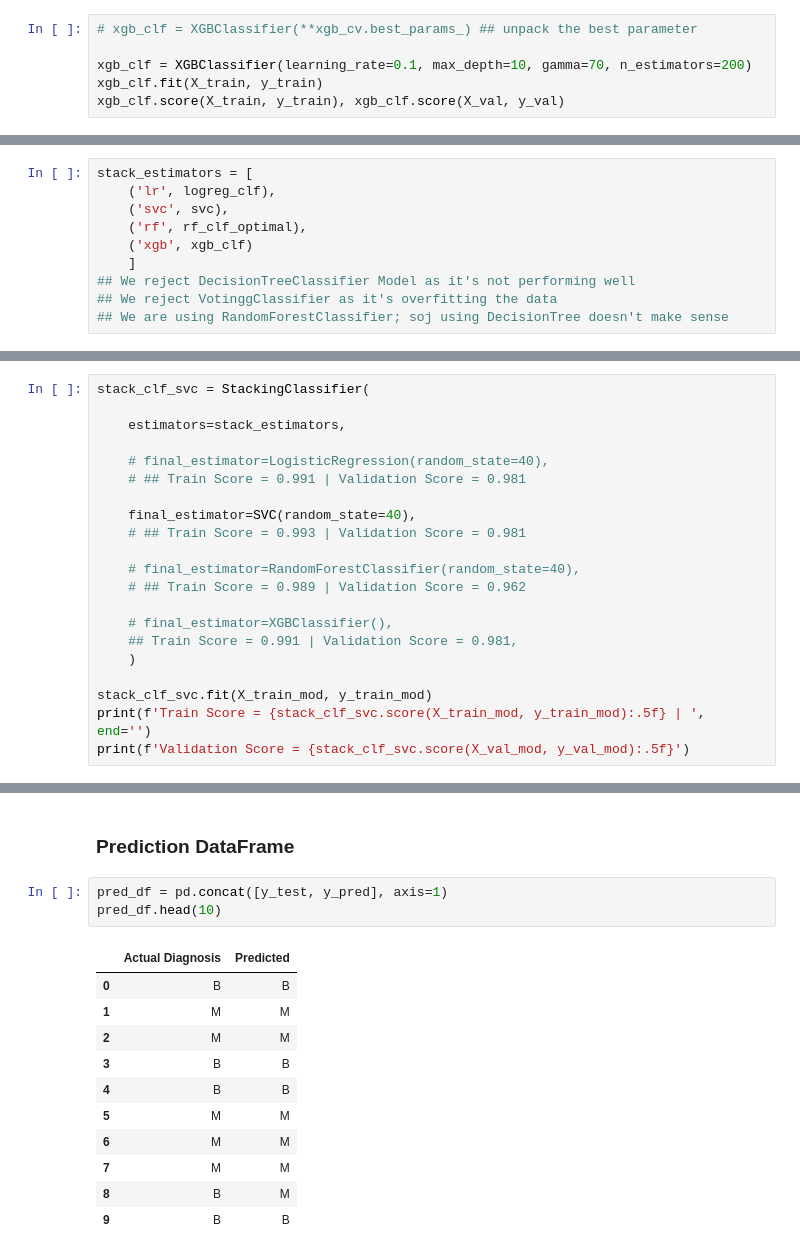
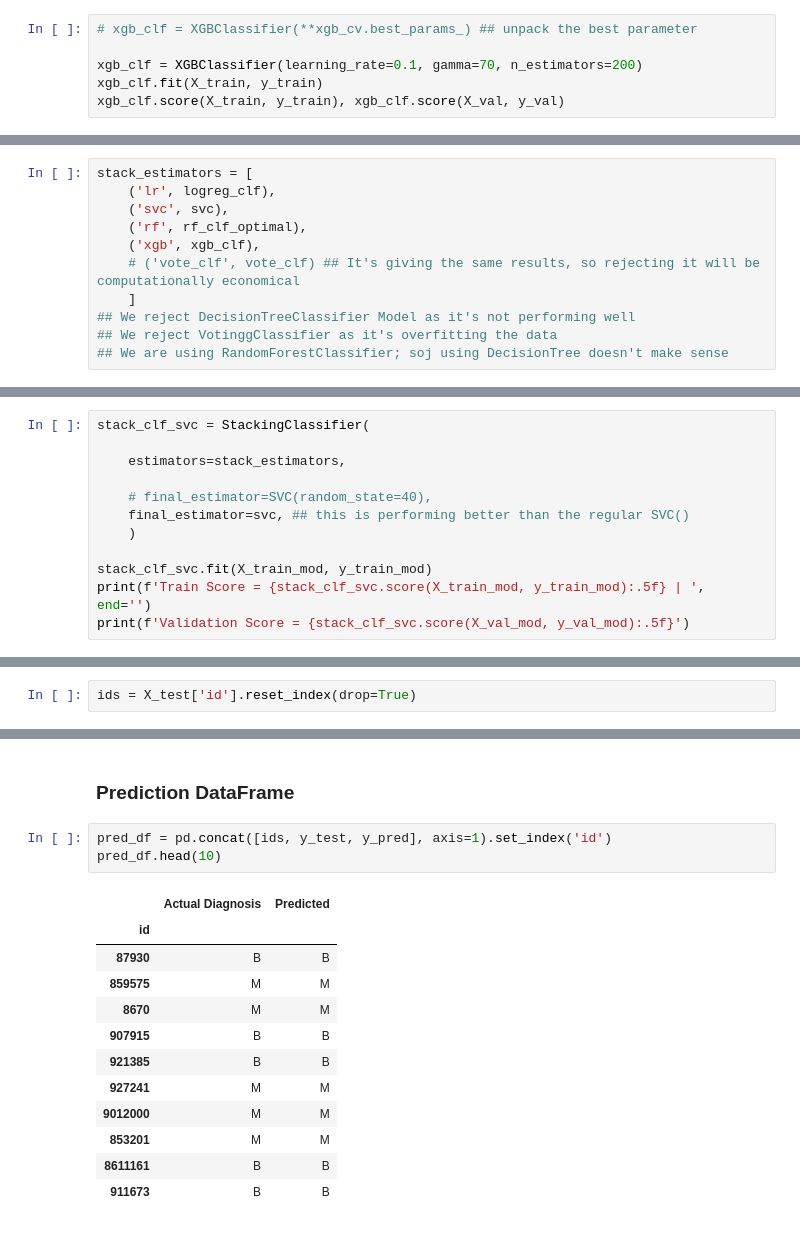
Before and after one commit to mayukhchatterjee7029/breast_cancer_classification, a Jupyter notebook: breast_cancer_clf.ipynb, the cells around one changed output, grey strips where cells are left out. Cells and saved outputs as stored; diff of their text form.

```diff
--- a/breast_cancer_clf.ipynb
+++ b/breast_cancer_clf.ipynb
@@ -639,7 +661,7 @@ weighted avg       0.95      0.94      0.94        52
 # %%
 # xgb_clf = XGBClassifier(**xgb_cv.best_params_) ## unpack the best parameter
 
-xgb_clf = XGBClassifier(learning_rate=0.1, max_depth=10, gamma=70, n_estimators=200)
+xgb_clf = XGBClassifier(learning_rate=0.1, gamma=70, n_estimators=200)
 xgb_clf.fit(X_train, y_train)
 xgb_clf.score(X_train, y_train), xgb_clf.score(X_val, y_val)
 # %% [output]
@@ -787,7 +809,8 @@ stack_estimators = [
     ('lr', logreg_clf),
     ('svc', svc),
     ('rf', rf_clf_optimal),
-    ('xgb', xgb_clf)
+    ('xgb', xgb_clf),
+    # ('vote_clf', vote_clf) ## It's giving the same results, so rejecting it will be computationally economical
     ]
 ## We reject DecisionTreeClassifier Model as it's not performing well
 ## We reject VotinggClassifier as it's overfitting the data
@@ -824,17 +847,8 @@ stack_clf_svc = StackingClassifier(
 
     estimators=stack_estimators,
 
-    # final_estimator=LogisticRegression(random_state=40),
-    # ## Train Score = 0.991 | Validation Score = 0.981
-
-    final_estimator=SVC(random_state=40),
-    # ## Train Score = 0.993 | Validation Score = 0.981
-
-    # final_estimator=RandomForestClassifier(random_state=40),
-    # ## Train Score = 0.989 | Validation Score = 0.962
-
-    # final_estimator=XGBClassifier(),
-    ## Train Score = 0.991 | Validation Score = 0.981,
+    # final_estimator=SVC(random_state=40),
+    final_estimator=svc, ## this is performing better than the regular SVC()
     )
 
 stack_clf_svc.fit(X_train_mod, y_train_mod)
@@ -949,5 +953,7 @@ So, we will choose `Logistic Regression` as our final estimator; as it's fast an
 # %% [markdown]
 ## Predicting the Test set with the final model
+# %%
+ids = X_test['id'].reset_index(drop=True)
 # %%
 y_pred = stack_clf_multilayer.predict(X_test)
 
@@ -995,17 +1004,18 @@ y_test.head()
 # %% [markdown]
 ### Prediction DataFrame
 # %%
-pred_df = pd.concat([y_test, y_pred], axis=1)
+pred_df = pd.concat([ids, y_test, y_pred], axis=1).set_index('id')
 pred_df.head(10)
 # %% [output]
 |  | Actual Diagnosis | Predicted |
-| 0 | B | B |
-| 1 | M | M |
-| 2 | M | M |
-| 3 | B | B |
-| 4 | B | B |
-| 5 | M | M |
-| 6 | M | M |
-| 7 | M | M |
-| 8 | B | M |
-| 9 | B | B |
+| id |  |  |
+| 87930 | B | B |
+| 859575 | M | M |
+| 8670 | M | M |
+| 907915 | B | B |
+| 921385 | B | B |
+| 927241 | M | M |
+| 9012000 | M | M |
+| 853201 | M | M |
+| 8611161 | B | B |
+| 911673 | B | B |
```
Also changed, not shown: parts of 35 cells of this notebook, 1 other file.
